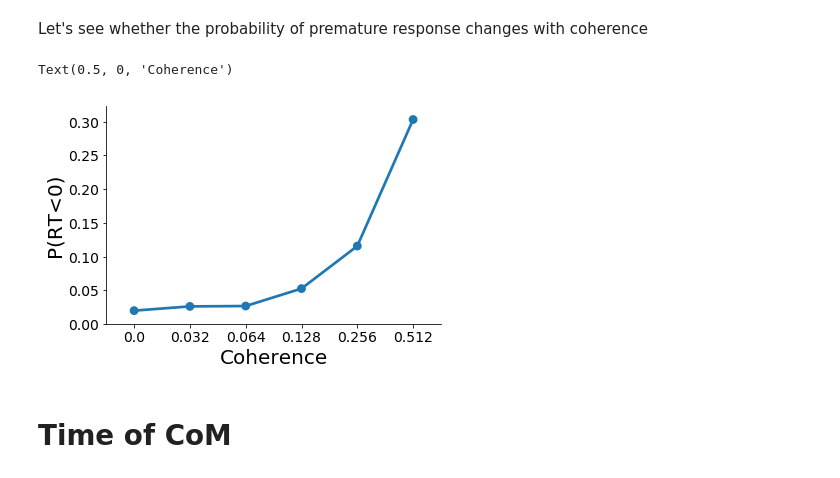
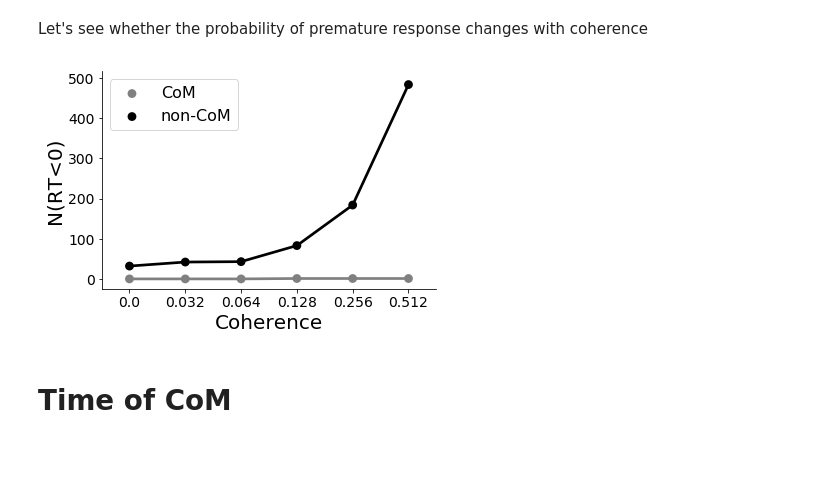
Before and after one commit to nidstigator/com_fixed_duration, a Jupyter notebook: analysis/response_times.ipynb, the cells around one changed output. Saved outputs shown, nothing was run; the diff lists cells and outputs as text; code cells hidden in the pictures.

Commit message:
Negative RT figure updated

```diff
--- a/analysis/response_times.ipynb
+++ b/analysis/response_times.ipynb
@@ -22,9 +22,10 @@ import matplotlib.pyplot as plt
 import seaborn as sns
 import random
 import data_reader
+import os
 
 data_path = 'C:/Users/Arkady/Google Drive/data/CoM_fixed_duration/processed'
-
+figure_path = '../output/figures'
 dr = data_reader.DataReader()
 choices, dynamics = dr.get_data(data_path, rename_vars=True)
 # here we need to highlight the data by subj_id, and this is currently not possible in seaborn with multi-index dataframes
@@ -195,17 +199,19 @@ rate: 0.011
 Let's see whether the probability of premature response changes with coherence
 # %%
 def get_p_neg_RT(choices):
-    return (choices.groupby(by=['coherence']).apply(lambda c: len(c[c['RT']<0])/len(c)).rename('P(RT<0)').reset_index())
+    return (choices.groupby(by=['coherence', 'type']).apply(lambda c: len(c[c['RT']<0])).rename('N(RT<0)').reset_index())
 
 fig = plt.figure()
 ax = fig.add_subplot(111)
-sns.pointplot(data=get_p_neg_RT(choices), x='coherence', y='P(RT<0)', ci=None, ax=ax, color='C0')
+data=get_p_neg_RT(choices)
+# ax.plot(data[~data.is_com])
+sns.pointplot(data=get_p_neg_RT(choices), x='coherence', y='N(RT<0)', ci=None, ax=ax, palette=['grey', 'black'], hue='type')
 ax.set_xlabel('Coherence')
+ax.get_legend().set_title('')
 
-# plt.savefig('../../figures_output/p_neg_RT', bbox_inches='tight')
+plt.savefig(os.path.join(figure_path, 'n_neg_RT.png') , bbox_inches='tight')
 # %% [output]
-Text(0.5, 0, 'Coherence')
-[figure, old version]
+[figure, new version]
 # %% [markdown]
 # Time of CoM
 # %%
```
Also changed, not shown: parts of 1 cell of this notebook, 1 other file.
